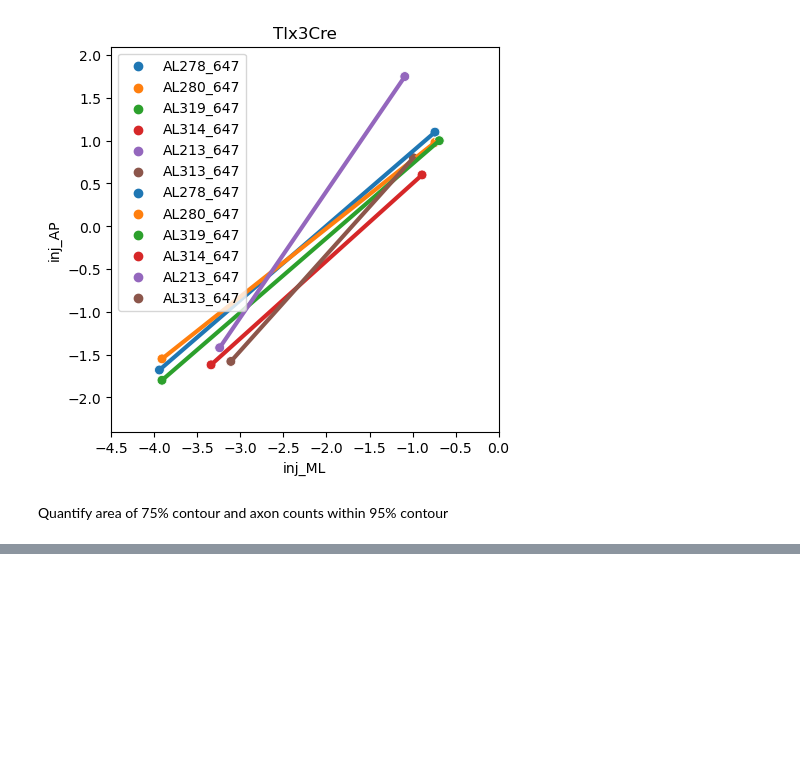
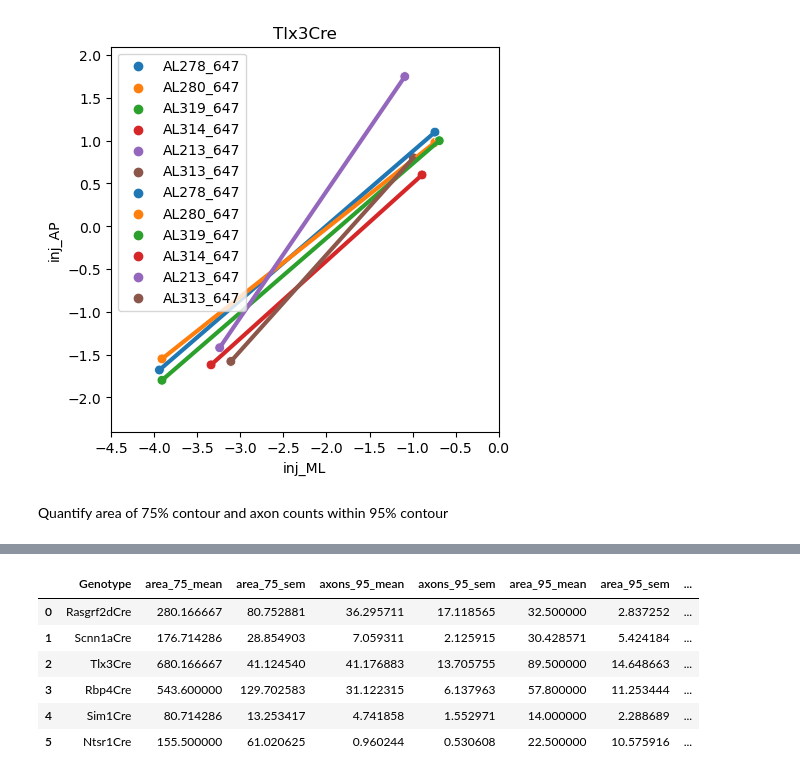
Before and after one commit to YANQI-LIU/Liu2024, a Jupyter notebook: Figures5-7.ipynb, the cells around one changed output, grey strips where cells are left out. Drawn from its saved outputs; the diff is of its cells as text; code cells hidden in the pictures; blank space fills up the shorter version.

```diff
--- a/Figures5-7.ipynb
+++ b/Figures5-7.ipynb
@@ -1131,0 +1134,17 @@ sem density_95 = 0.010197635781195865
+# %%
+d = {'Genotype': genotype, 'area_75_mean': area_75_mean,'area_75_sem': area_75_sem, 'axons_95_mean': axons_95_mean, 'axons_95_sem': axons_95_sem, 'area_95_mean':area_95_mean, 'area_95_sem': area_95_sem,
+     'density_95_mean':density_95_mean, 'density_95_sem': density_95_sem,'sum_in_square_mean':sum_in_square_mean, 'sum_in_square_sem': sum_in_square_sem}
+df = pd.DataFrame(data=d)
+# create data frame with the info
+
+df.to_excel(f'{outdir}_MOgroup.xlsx')
+# %%
+df
+# %% [output]
+|  | Genotype | area_75_mean | area_75_sem | axons_95_mean | axons_95_sem | area_95_mean | area_95_sem | ... |
+| 0 | Rasgrf2dCre | 280.166667 | 80.752881 | 36.295711 | 17.118565 | 32.500000 | 2.837252 | ... |
+| 1 | Scnn1aCre | 176.714286 | 28.854903 | 7.059311 | 2.125915 | 30.428571 | 5.424184 | ... |
+| 2 | Tlx3Cre | 680.166667 | 41.124540 | 41.176883 | 13.705755 | 89.500000 | 14.648663 | ... |
+| 3 | Rbp4Cre | 543.600000 | 129.702583 | 31.122315 | 6.137963 | 57.800000 | 11.253444 | ... |
+| 4 | Sim1Cre | 80.714286 | 13.253417 | 4.741858 | 1.552971 | 14.000000 | 2.288689 | ... |
+| 5 | Ntsr1Cre | 155.500000 | 61.020625 | 0.960244 | 0.530608 | 22.500000 | 10.575916 | ... |
```
Also changed, not shown: parts of 9 cells of this notebook, 1 other file.
